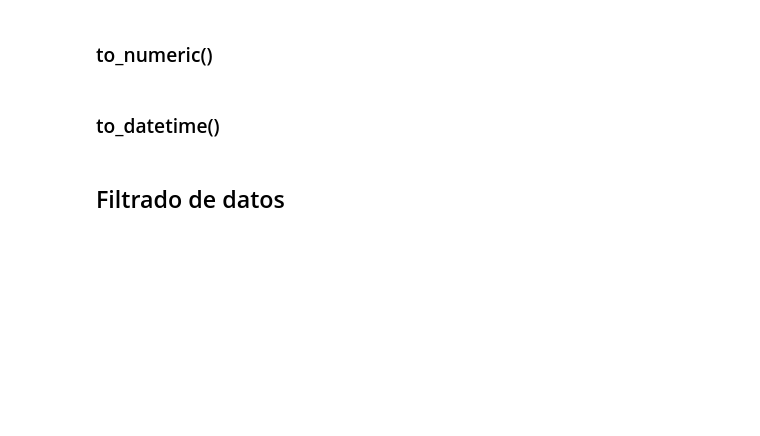
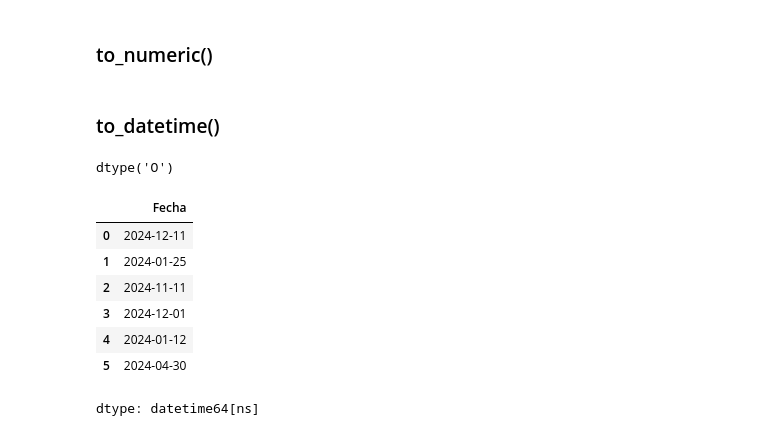
Before and after one commit to wvelazquez7/TT-2C2025-Data-Analitycs-Notebooks, a Jupyter notebook: Clase_5/Clase_05_NB1.ipynb, the cells around one changed output. Cells and saved outputs as stored; diff of their text form; code cells hidden in the pictures; blank space fills up the shorter version.

```diff
--- a/Clase_5/Clase_05_NB1.ipynb
+++ b/Clase_5/Clase_05_NB1.ipynb
@@ -234,0 +338,6 @@ print(df.T)
+# %%
+# Reemplazar caracteres
+df_satis["Empresa_norm"] = df_satis["Empresa"].str.replace("Mitchell Group", "Grupo Mitchell")
+# %%
+# Con regex
+df_satis["Empresa_norm"] = df_satis["Empresa"].str.replace(r"\bInc\b", "inc.", regex=True)
@@ -252,5 +377,26 @@ pd.to_numeric(df["col"], errors="coerce")
+# %%
+# Como no tenemos una columna con números en formato str lo forzamos
+df_satis["id"] = df_satis["id"].astype("string")
+# %%
+# Y luego usamos pd.to_numeric para convertir a int
+df_satis["id"] = pd.to_numeric(df_satis["id"], errors="coerce")
 # %% [markdown]
 ### to_datetime()
+# %%
+# Veamos el tipo de dato del campo "Fecha"
+df_satis["Fecha"].dtypes
+# %% [output]
+dtype('O')
 # %%
-type(df_satis["Fecha"][0])
+# Imprimos algun valor
 df_satis["Fecha"][0]
+df_satis.loc[:5, "Fecha"]
+# %% [output]
+|  | Fecha |
+| 0 | 2024-12-11 |
+| 1 | 2024-01-25 |
+| 2 | 2024-11-11 |
+| 3 | 2024-12-01 |
+| 4 | 2024-01-12 |
+| 5 | 2024-04-30 |
+dtype: datetime64[ns]
@@ -257,5 +405,3 @@ df_satis["Fecha"][0]
 # %%
 # pd.to_datetime(df_satis.Fecha)
 pd.to_datetime(df_satis["Fecha"], format="%d/%m/%Y")
-# %% [markdown]
-## Filtrado de datos
```
Also changed, not shown: parts of 45 cells of this notebook, 2 other files.
